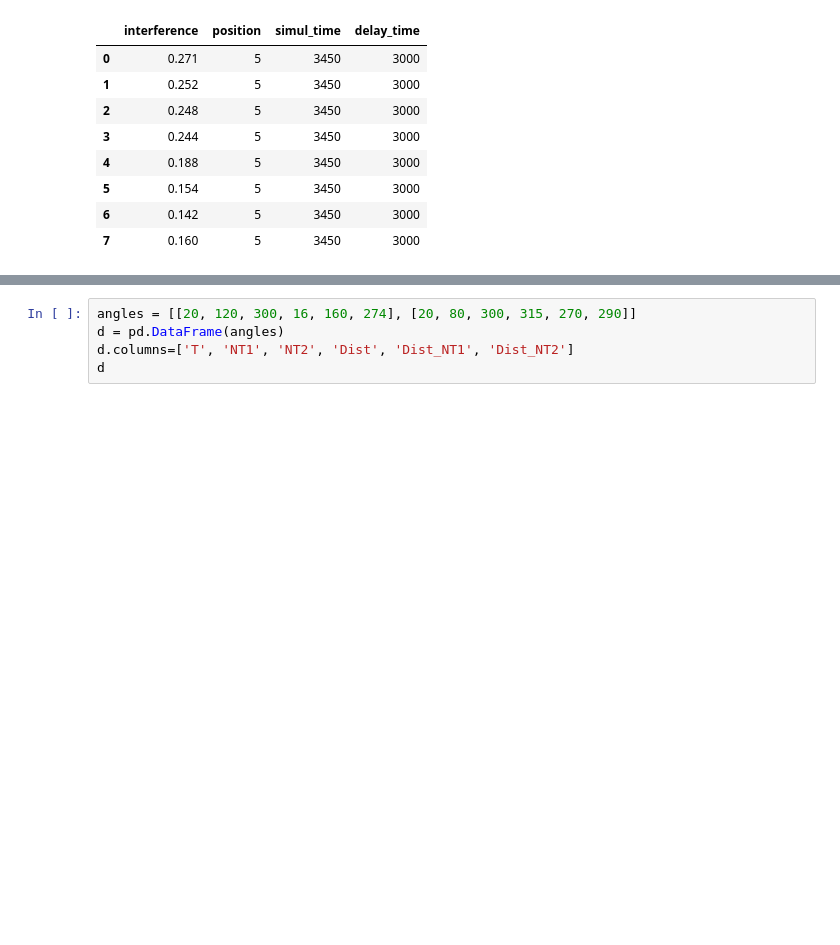
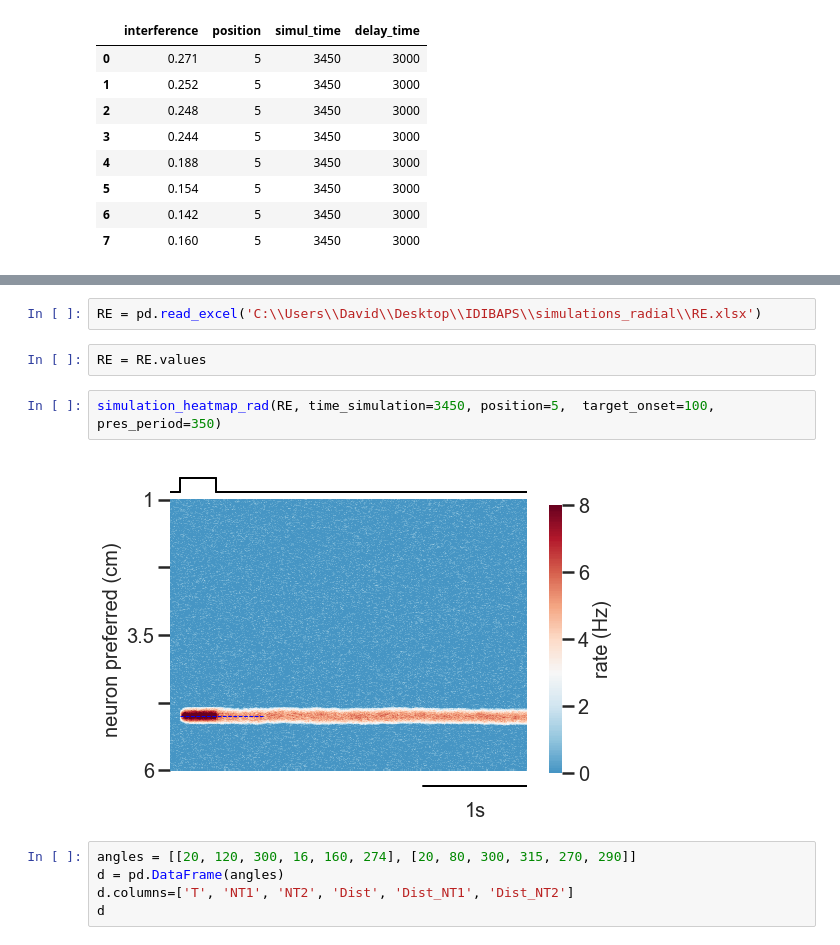
Before and after one commit to davidbestue/interference_topography, a Jupyter notebook: simulations/model/radial/results_simulation_linear.ipynb, the cells around one changed output, grey strips where cells are left out. Cells and saved outputs as stored; diff of their text form; blank space fills up the shorter version.

```diff
--- a/simulations/model/radial/results_simulation_linear.ipynb
+++ b/simulations/model/radial/results_simulation_linear.ipynb
@@ -179,3 +196,11 @@ df_tot
+# %%
+RE = pd.read_excel('C:\\Users\\David\\Desktop\\IDIBAPS\\simulations_radial\\RE.xlsx')
+# %%
+RE = RE.values
+# %%
+simulation_heatmap_rad(RE, time_simulation=3450, position=5,  target_onset=100, pres_period=350)
+# %% [output]
+[figure, added]
 # %%
 angles = [[20, 120, 300, 16, 160, 274], [20, 80, 300, 315, 270, 290]]
 d = pd.DataFrame(angles)
```
Also changed, not shown: parts of 2 cells of this notebook, 1 other file.
